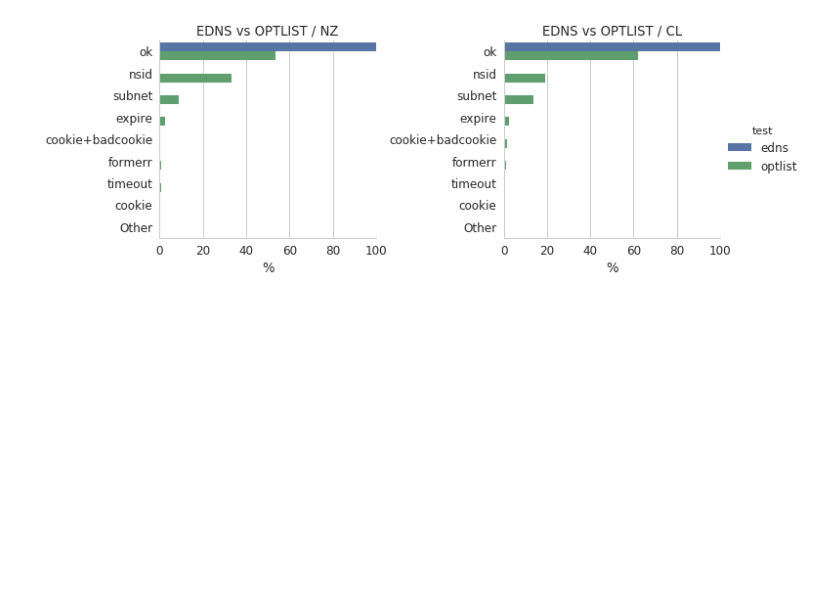
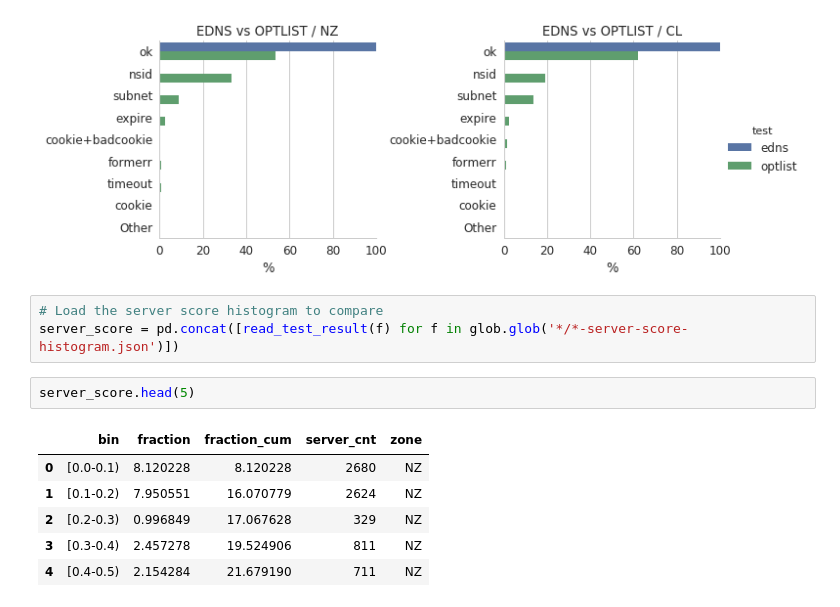
Before and after one commit to InternetNZ/edns-compliance-parser, a Jupyter notebook: analysis/cross TLD comparative analysis.ipynb, the cells around one changed output. Cells and saved outputs as stored; diff of their text form; blank space fills up the shorter version.

```diff
--- a/analysis/cross TLD comparative analysis.ipynb
+++ b/analysis/cross TLD comparative analysis.ipynb
@@ -168,3 +168,15 @@ plt.savefig('comparison-EDNS-OPTLIST.png')
 # %% [output]
 <matplotlib.figure.Figure at 0x...>
 [figure]
+# %%
+# Load the server score histogram to compare
+server_score = pd.concat([read_test_result(f) for f in glob.glob('*/*-server-score-histogram.json')])
+# %%
+server_score.head(5)
+# %% [output]
+|  | bin | fraction | fraction_cum | server_cnt | zone |
+| 0 | [0.0-0.1) | 8.120228 | 8.120228 | 2680 | NZ |
+| 1 | [0.1-0.2) | 7.950551 | 16.070779 | 2624 | NZ |
+| 2 | [0.2-0.3) | 0.996849 | 17.067628 | 329 | NZ |
+| 3 | [0.3-0.4) | 2.457278 | 19.524906 | 811 | NZ |
+| 4 | [0.4-0.5) | 2.154284 | 21.679190 | 711 | NZ |
```
Also changed, not shown: parts of 1 cell of this notebook.
